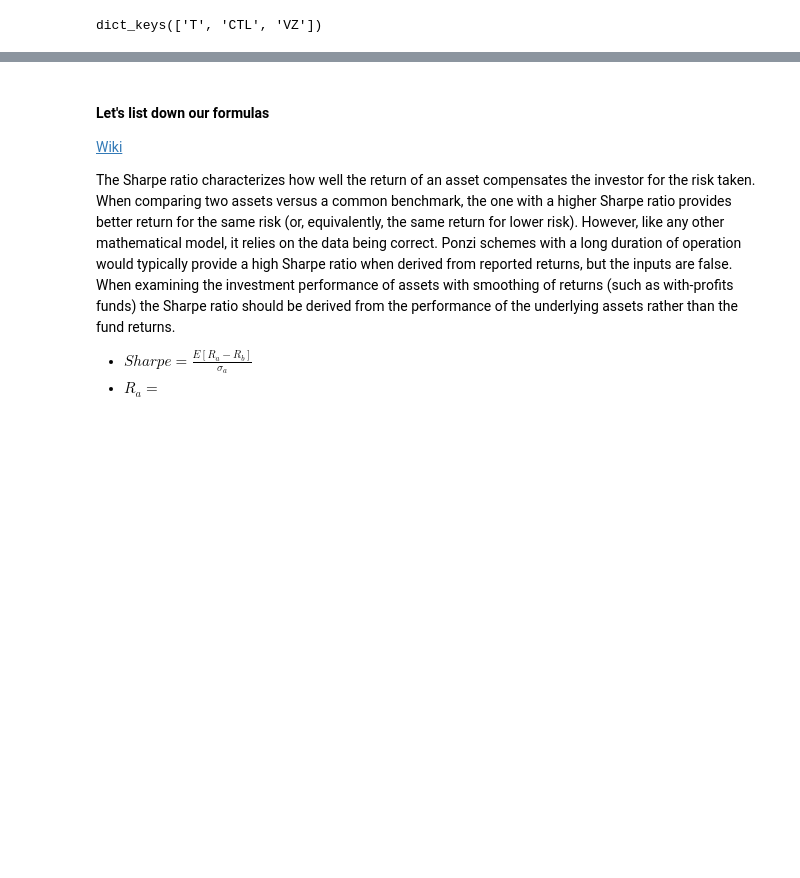
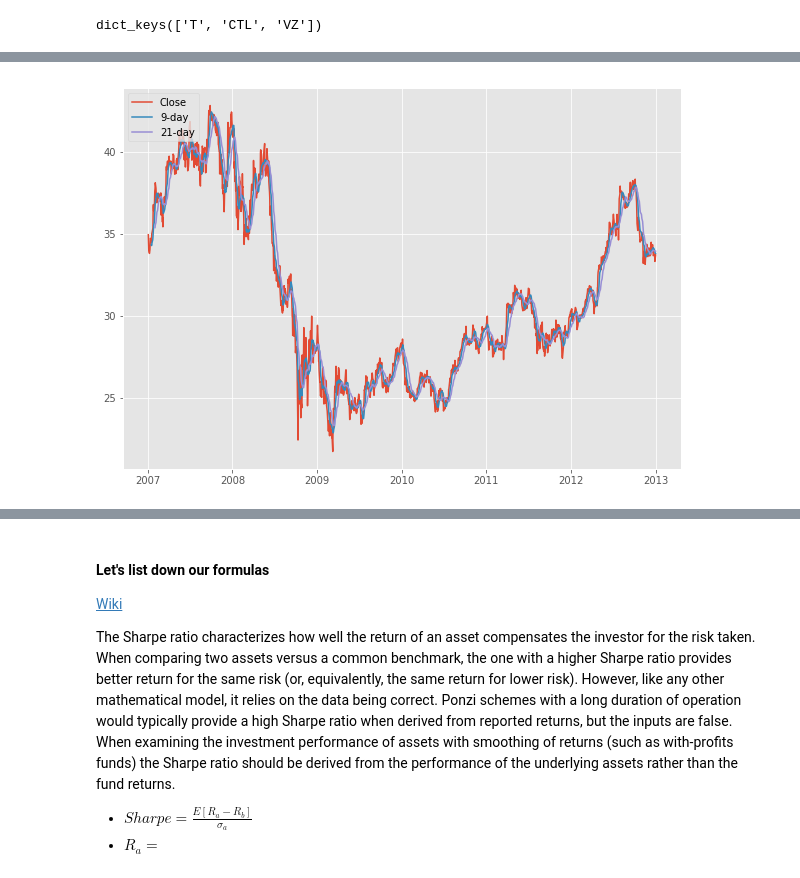
Before and after one commit to EdwardPlata/portfolio_management, a Jupyter notebook: fin_and_op.ipynb, the cells around one changed output, grey strips where cells are left out. Saved outputs shown, nothing was run; the diff lists cells and outputs as text; code cells hidden in the pictures; blank space fills up the shorter version.

```diff
--- a/fin_and_op.ipynb
+++ b/fin_and_op.ipynb
@@ -188,0 +186,5 @@ for row,i,color in zip(ax,log_returns.columns,['b','red','g']):
+# %%
+T = telcom_data['T']
+T['9-day'] = T['Close'].rolling(9).mean()
+T['21-day'] = T['Close'].rolling(21).mean()
+T['Change'] = np.log(T.Close/T.Close.shift())
@@ -188,0 +201,9 @@ for row,i,color in zip(ax,log_returns.columns,['b','red','g']):
+# %%
+with plt.style.context('ggplot'):
+    plt.figure(figsize=(10,7))
+    plt.plot(T.Close)
+    plt.plot(T['9-day'])
+    plt.plot(T['21-day'])
+    plt.legend(loc=2)
+# %% [output]
+[figure, added]
```
Also changed, not shown: parts of 11 cells of this notebook.
